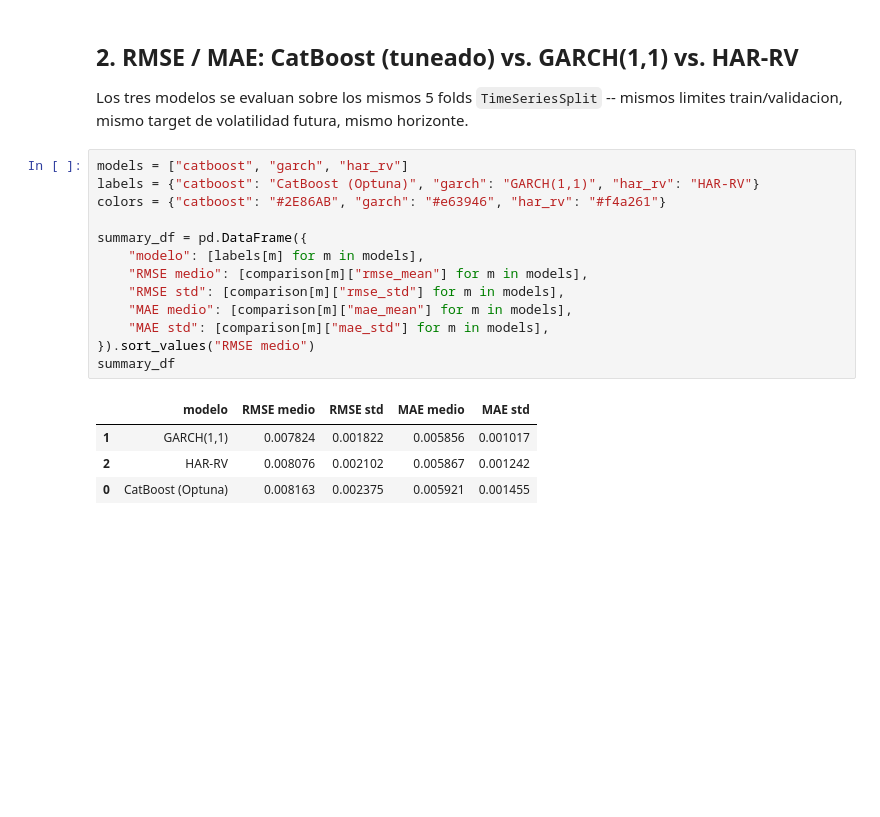
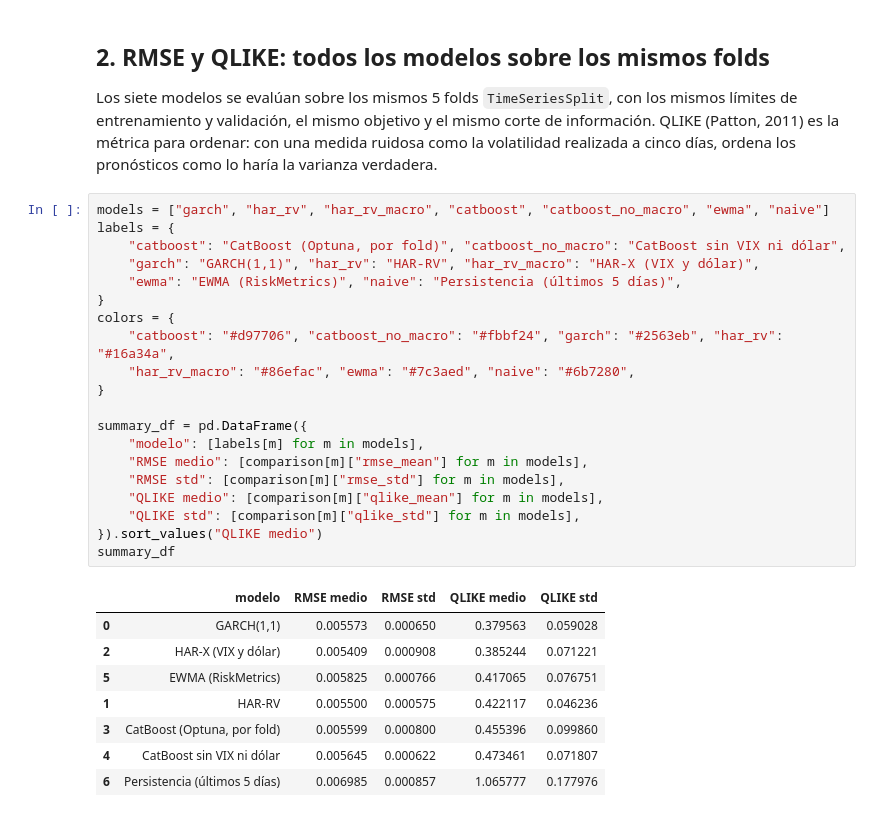
Before and after one commit to Rxyxs/copper-volatility-forecaster, a Jupyter notebook: 02_CatBoost_Optuna_GARCH_Comparison.ipynb, the cells around one changed output. Cells and saved outputs as stored; diff of their text form; blank space fills up the shorter version.

```diff
--- a/02_CatBoost_Optuna_GARCH_Comparison.ipynb
+++ b/02_CatBoost_Optuna_GARCH_Comparison.ipynb
@@ -82,25 +74,34 @@ Mejores hiperparametros: {'iterations': 474, 'learning_rate': 0.1050842133869176
 # %% [markdown]
-## 2. RMSE / MAE: CatBoost (tuneado) vs. GARCH(1,1) vs. HAR-RV
+## 2. RMSE y QLIKE: todos los modelos sobre los mismos folds
 
-Los tres modelos se evaluan sobre los mismos 5 folds `TimeSeriesSplit` --
-mismos limites train/validacion, mismo target de volatilidad futura, mismo
-horizonte.
+Los siete modelos se evalúan sobre los mismos 5 folds `TimeSeriesSplit`, con los mismos límites de entrenamiento y validación, el mismo objetivo y el mismo corte de información. QLIKE (Patton, 2011) es la métrica para ordenar: con una medida ruidosa como la volatilidad realizada a cinco días, ordena los pronósticos como lo haría la varianza verdadera.
 # %%
-models = ["catboost", "garch", "har_rv"]
-labels = {"catboost": "CatBoost (Optuna)", "garch": "GARCH(1,1)", "har_rv": "HAR-RV"}
-colors = {"catboost": "#2E86AB", "garch": "#e63946", "har_rv": "#f4a261"}
+models = ["garch", "har_rv", "har_rv_macro", "catboost", "catboost_no_macro", "ewma", "naive"]
+labels = {
+    "catboost": "CatBoost (Optuna, por fold)", "catboost_no_macro": "CatBoost sin VIX ni dólar",
+    "garch": "GARCH(1,1)", "har_rv": "HAR-RV", "har_rv_macro": "HAR-X (VIX y dólar)",
+    "ewma": "EWMA (RiskMetrics)", "naive": "Persistencia (últimos 5 días)",
+}
+colors = {
+    "catboost": "#d97706", "catboost_no_macro": "#fbbf24", "garch": "#2563eb", "har_rv": "#16a34a",
+    "har_rv_macro": "#86efac", "ewma": "#7c3aed", "naive": "#6b7280",
+}
 
 summary_df = pd.DataFrame({
     "modelo": [labels[m] for m in models],
     "RMSE medio": [comparison[m]["rmse_mean"] for m in models],
     "RMSE std": [comparison[m]["rmse_std"] for m in models],
-    "MAE medio": [comparison[m]["mae_mean"] for m in models],
-    "MAE std": [comparison[m]["mae_std"] for m in models],
-}).sort_values("RMSE medio")
+    "QLIKE medio": [comparison[m]["qlike_mean"] for m in models],
+    "QLIKE std": [comparison[m]["qlike_std"] for m in models],
+}).sort_values("QLIKE medio")
 summary_df
 # %% [output]
-|  | modelo | RMSE medio | RMSE std | MAE medio | MAE std |
-| 1 | GARCH(1,1) | 0.007824 | 0.001822 | 0.005856 | 0.001017 |
-| 2 | HAR-RV | 0.008076 | 0.002102 | 0.005867 | 0.001242 |
-| 0 | CatBoost (Optuna) | 0.008163 | 0.002375 | 0.005921 | 0.001455 |
+|  | modelo | RMSE medio | RMSE std | QLIKE medio | QLIKE std |
+| 0 | GARCH(1,1) | 0.005573 | 0.000650 | 0.379563 | 0.059028 |
+| 2 | HAR-X (VIX y dólar) | 0.005409 | 0.000908 | 0.385244 | 0.071221 |
+| 5 | EWMA (RiskMetrics) | 0.005825 | 0.000766 | 0.417065 | 0.076751 |
+| 1 | HAR-RV | 0.005500 | 0.000575 | 0.422117 | 0.046236 |
+| 3 | CatBoost (Optuna, por fold) | 0.005599 | 0.000800 | 0.455396 | 0.099860 |
+| 4 | CatBoost sin VIX ni dólar | 0.005645 | 0.000622 | 0.473461 | 0.071807 |
+| 6 | Persistencia (últimos 5 días) | 0.006985 | 0.000857 | 1.065777 | 0.177976 |
 # %%
```
Also changed, not shown: parts of 14 cells of this notebook, 19 other files.
